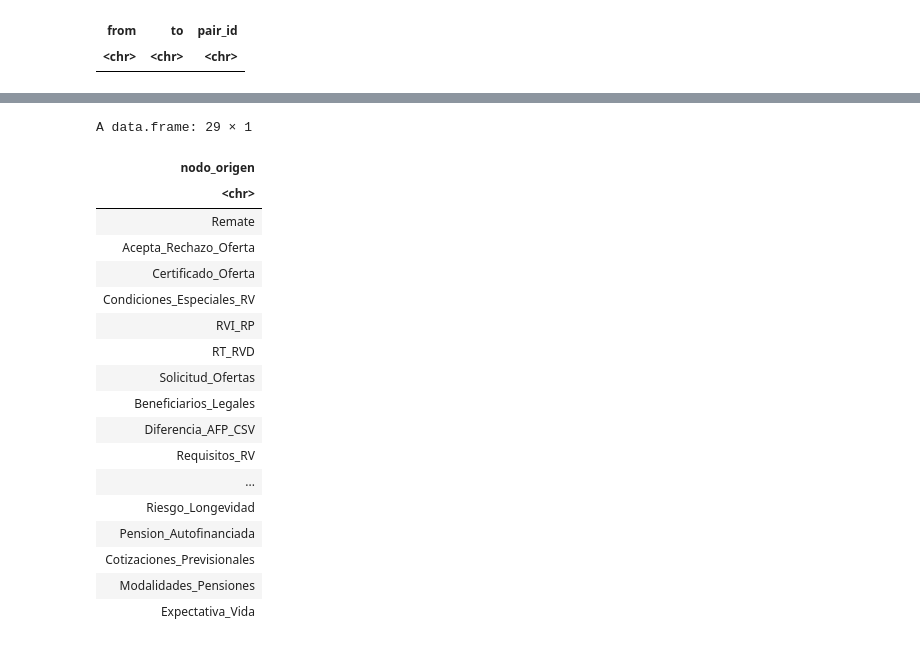
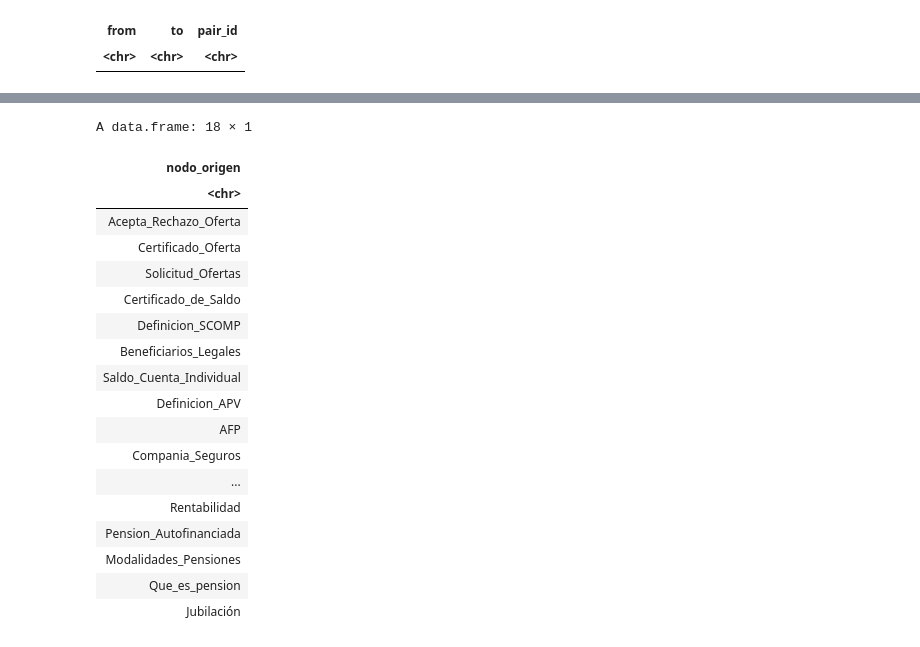
Before and after one commit to cutrerasc/Tesis-Doctorado, a Jupyter notebook: Modelo/Códigos/Manejo/Matriz_presedencia.ipynb, the cells around one changed output, grey strips where cells are left out. Drawn from its saved outputs; the diff is of its cells as text; code cells hidden in the pictures.

```diff
--- a/Modelo/Códigos/Manejo/Matriz_presedencia.ipynb
+++ b/Modelo/Códigos/Manejo/Matriz_presedencia.ipynb
@@ -229,25 +257,25 @@ caminos_df <- do.call(rbind, lapply(names(caminos_hacia_atras), function(nodo) {
 # %%
 caminos_df %>%
-    filter(nodo_objetivo == "Opciones_Post_Oferta") %>%
+    filter(nodo_objetivo == "Inicio_Pagos") %>%
     arrange(largo_camino)%>%
     distinct(nodo_origen)#%>%count()
 # %% [output]
-A data.frame: 29 × 1
+A data.frame: 18 × 1
 | nodo_origen |
 | <chr> |
-| Remate |
 | Acepta_Rechazo_Oferta |
 | Certificado_Oferta |
-| Condiciones_Especiales_RV |
-| RVI_RP |
-| RT_RVD |
 | Solicitud_Ofertas |
+| Certificado_de_Saldo |
+| Definicion_SCOMP |
 | Beneficiarios_Legales |
-| Diferencia_AFP_CSV |
-| Requisitos_RV |
+| Saldo_Cuenta_Individual |
+| Definicion_APV |
+| AFP |
+| Compania_Seguros |
 | ... |
-| Riesgo_Longevidad |
+| Rentabilidad |
 | Pension_Autofinanciada |
-| Cotizaciones_Previsionales |
 | Modalidades_Pensiones |
-| Expectativa_Vida |
+| Que_es_pension |
+| Jubilación |
```
Also changed, not shown: parts of 5 cells of this notebook, 39 other files.
